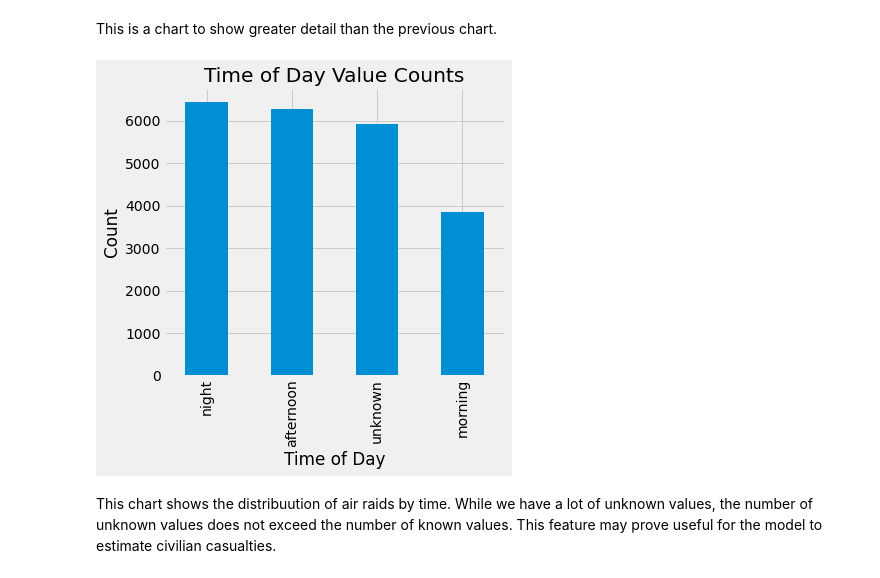
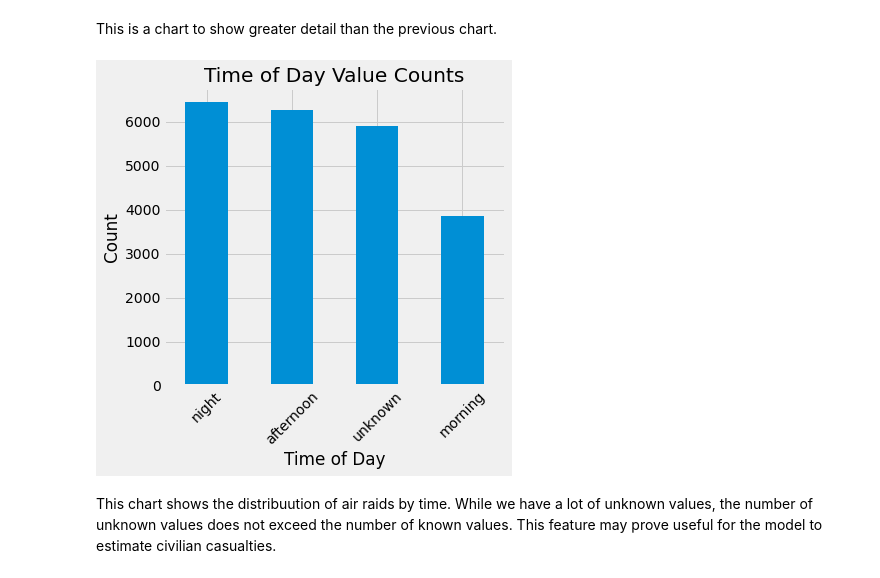
Before and after one commit to gnelsonpr6/yemen_air_raids, a Jupyter notebook: main_notebooks/eda_notebook.ipynb, the cells around one changed output. Saved outputs shown, nothing was run; the diff lists cells and outputs as text; code cells hidden in the pictures.

```diff
--- a/main_notebooks/eda_notebook.ipynb
+++ b/main_notebooks/eda_notebook.ipynb
@@ -194,13 +194,14 @@ This is a chart to show greater detail than the previous chart.
 # %%
 # Value counts for time of day
 df.time_of_day.value_counts().plot(kind='bar', figsize=(6,6))
 plt.title('Time of Day Value Counts')
 plt.ylabel('Count')
-plt.xlabel('Time of Day');
+plt.xlabel('Time of Day')
+plt.xticks(rotation= 45);
 plt.tight_layout()
 plt.savefig('../images/time_of_day_dist.png');
 # %% [output]
-[figure, old version]
+[figure, new version]
 # %% [markdown]
 This chart shows the distribuution of air raids by time. While we have a lot of unknown values, the number of unknown
 values does not exceed the number of known values. This feature may prove useful for the model to estimate civilian
```
Also changed, not shown: 3 other files.
